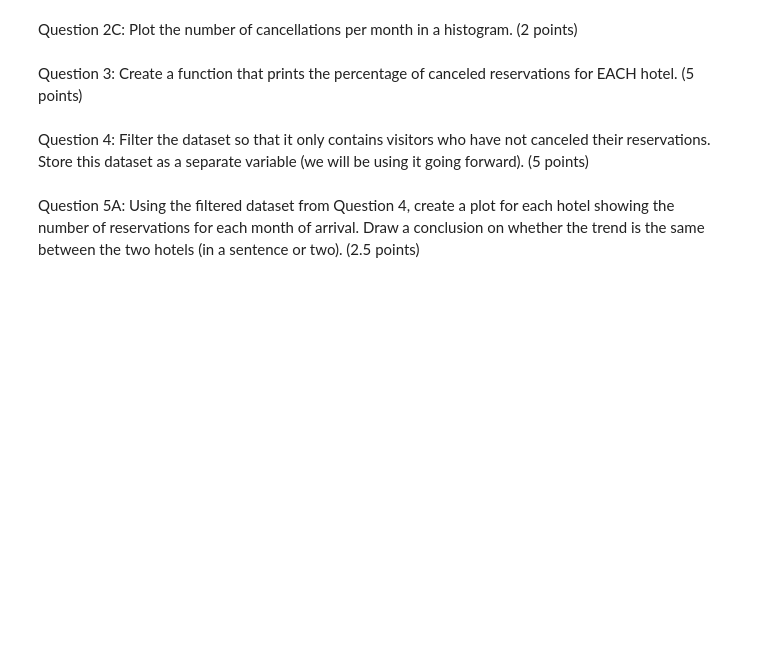
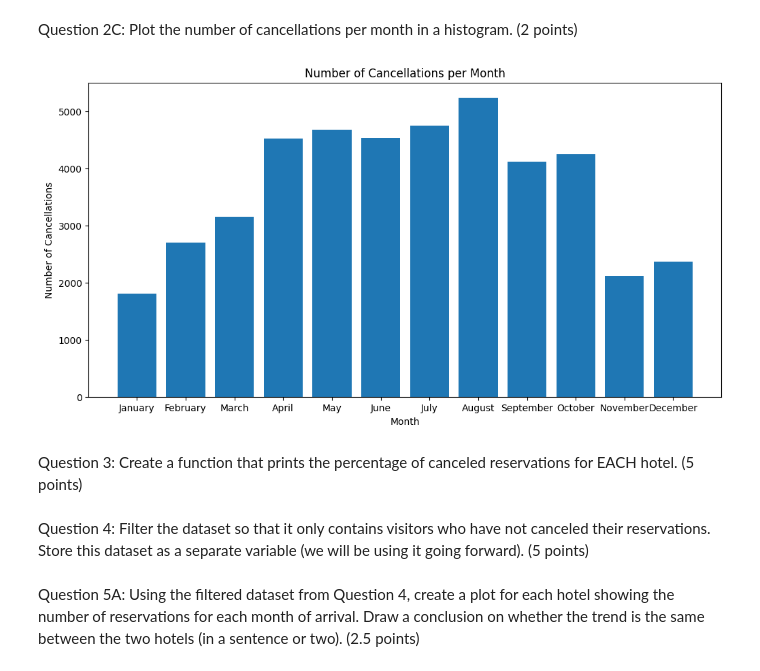
Before and after one commit to khatgarhaastha/MSAI339_HW1, a Jupyter notebook: Aastha_Khatgarh_MSAI339_HW1.ipynb, the cells around one changed output. Saved outputs shown, nothing was run; the diff lists cells and outputs as text; code cells hidden in the pictures; blank space fills up the shorter version.

```diff
--- a/Aastha_Khatgarh_MSAI339_HW1.ipynb
+++ b/Aastha_Khatgarh_MSAI339_HW1.ipynb
@@ -107,0 +100,22 @@ AttributeError: ignored
+# %%
+canceled_reservations = df[df['is_canceled'] == 1]
+cancellations_by_month = canceled_reservations.groupby('arrival_date_month').size()
+most_cancellations_month = cancellations_by_month.idxmax()
+most_cancellations_count = cancellations_by_month.max()
+
+# Printing the most cancellations with the corresponding month
+print(f"The month with the most cancellations is {most_cancellations_month} with {most_cancellations_count} cancellations. \n\n")
+
+# Making a dataframe for better visualisation of data and utilising html to diaplay table
+df_cancellations_by_month = cancellations_by_month.reset_index()
+df_cancellations_by_month.columns = ['Month', 'Number of cancellations']
+
+# Sorting the table by months in ascending order
+month_order = ['January', 'February', 'March', 'April', 'May', 'June', 'July', 'August', 'September', 'October', 'November', 'December']
+df_cancellations_by_month['Month'] = pd.Categorical(df_cancellations_by_month['Month'], categories = month_order, ordered = True)
+df_cancellations_by_month = df_cancellations_by_month.sort_values('Month')
+
+#df_cancellations_by_month.set_index('Month', inplace=True)
+
+# Print the sorted dataframe for cancelletions in each month
+styled_df(df_cancellations_by_month)
@@ -108,5 +137,16 @@ AttributeError: ignored
 # %% [markdown]
 Question 2C: Plot the number of cancellations per month in a histogram. (2 points)
+# %%
+plt.figure(figsize=(12, 6))
+plt.bar(df_cancellations_by_month['Month'], df_cancellations_by_month['Number of cancellations'])
+
+plt.title('Number of Cancellations per Month')
+plt.xlabel('Month')
+plt.ylabel('Number of Cancellations')
+
+plt.show()
+# %% [output]
+[figure, added]
 # %% [markdown]
 Question 3: Create a function that prints the percentage of canceled reservations for EACH hotel. (5 points)
 # %%
```
Also changed, not shown: parts of 2 cells of this notebook.
